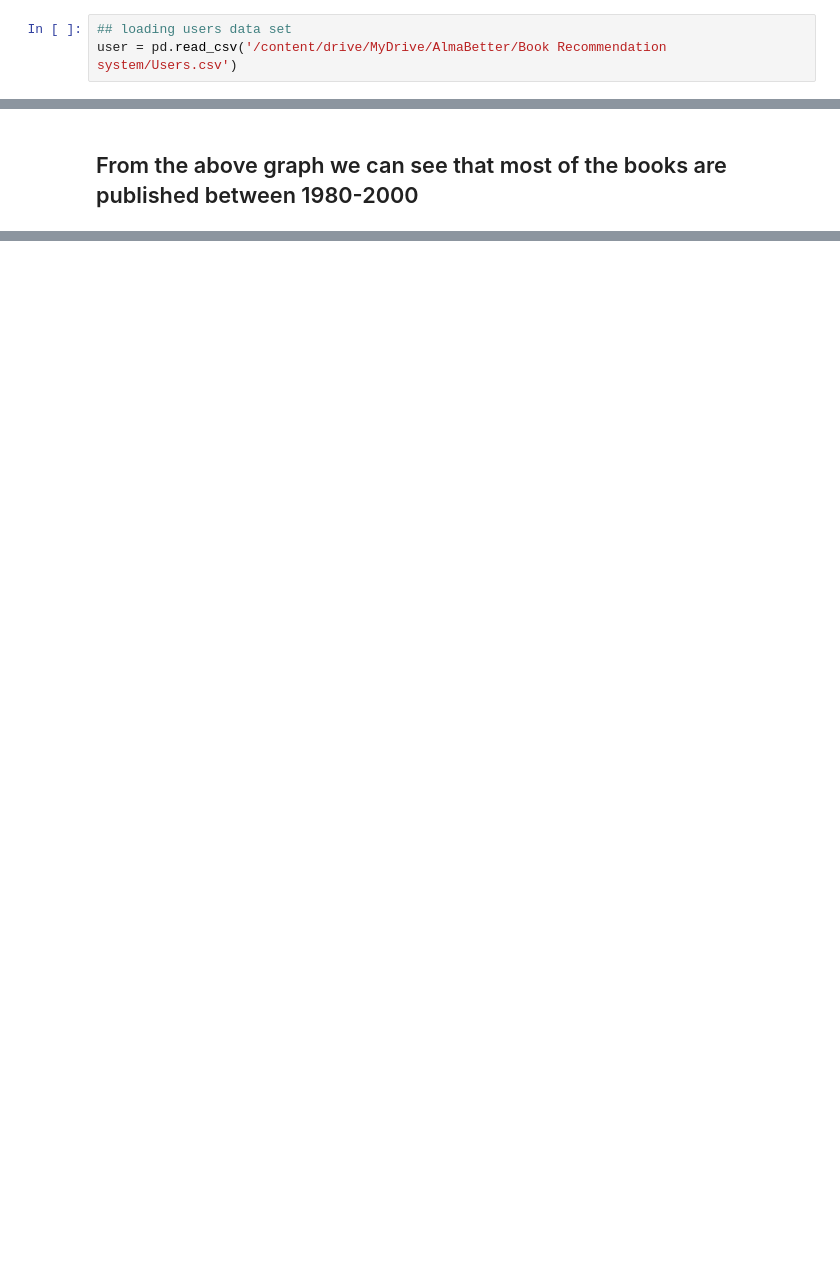
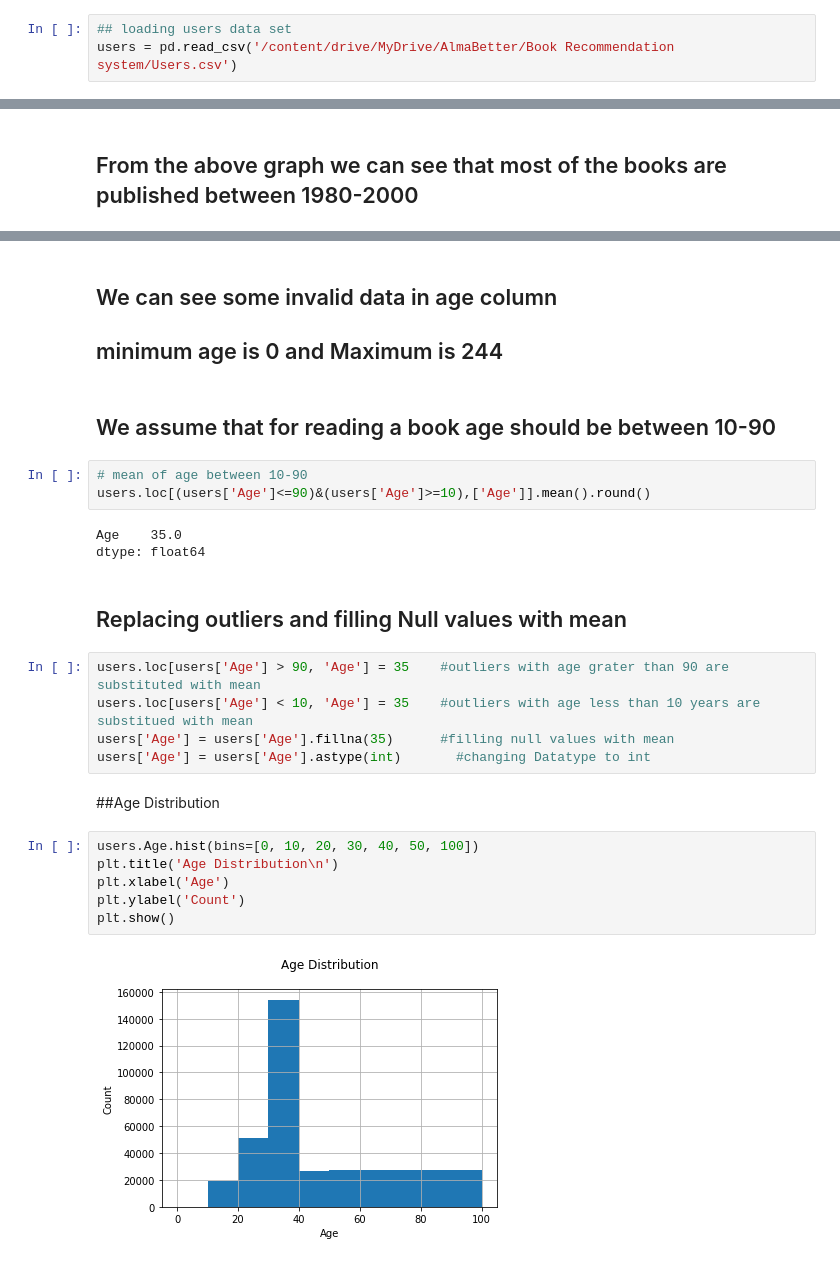
Before and after one commit to IfrazQazi/Book-Recommendation-System, a Jupyter notebook: Book_Recommendation_system.ipynb, the cells around one changed output, grey strips where cells are left out. Drawn from its saved outputs; the diff is of its cells as text; blank space fills up the shorter version.

Commit message:
Cleaning and preprocessing users data set

```diff
--- a/Book_Recommendation_system.ipynb
+++ b/Book_Recommendation_system.ipynb
@@ -41,7 +41,7 @@ Drive already mounted at /content/drive; to attempt to forcibly remount, call dr
 books = pd.read_csv('/content/drive/MyDrive/AlmaBetter/Book Recommendation system/Books.csv')
 # %%
 ## loading users data set
-user = pd.read_csv('/content/drive/MyDrive/AlmaBetter/Book Recommendation system/Users.csv')
+users = pd.read_csv('/content/drive/MyDrive/AlmaBetter/Book Recommendation system/Users.csv')
 # %%
 ## loading Ratings data set
 rating = pd.read_csv('/content/drive/MyDrive/AlmaBetter/Book Recommendation system/Ratings.csv')
@@ -377,0 +401,28 @@ fig.show()
+# %% [markdown]
+## We can see some invalid data in age column
+## minimum age is 0 and Maximum is 244
+# %% [markdown]
+## We assume that for reading a book age should be between 10-90
+# %%
+# mean of age between 10-90
+users.loc[(users['Age']<=90)&(users['Age']>=10),['Age']].mean().round()
+# %% [output]
+Age    35.0
+dtype: float64
+# %% [markdown]
+## Replacing outliers and filling Null values with mean
+# %%
+users.loc[users['Age'] > 90, 'Age'] = 35    #outliers with age grater than 90 are substituted with mean
+users.loc[users['Age'] < 10, 'Age'] = 35    #outliers with age less than 10 years are substitued with mean
+users['Age'] = users['Age'].fillna(35)      #filling null values with mean
+users['Age'] = users['Age'].astype(int)       #changing Datatype to int
+# %% [markdown]
+##Age Distribution
+# %%
+users.Age.hist(bins=[0, 10, 20, 30, 40, 50, 100])
+plt.title('Age Distribution\n')
+plt.xlabel('Age')
+plt.ylabel('Count')
+plt.show()
+# %% [output]
+[figure, added]
```
Also changed, not shown: parts of 16 cells of this notebook.
